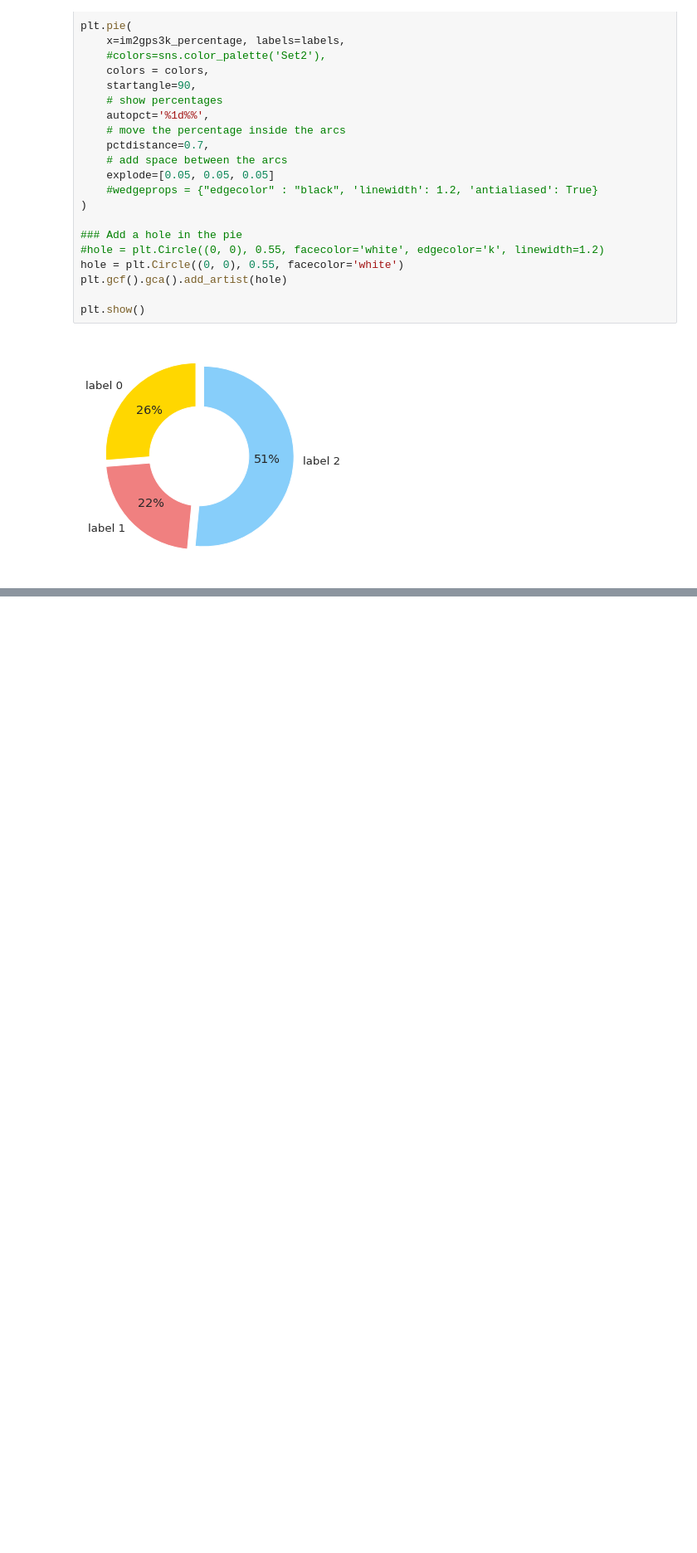
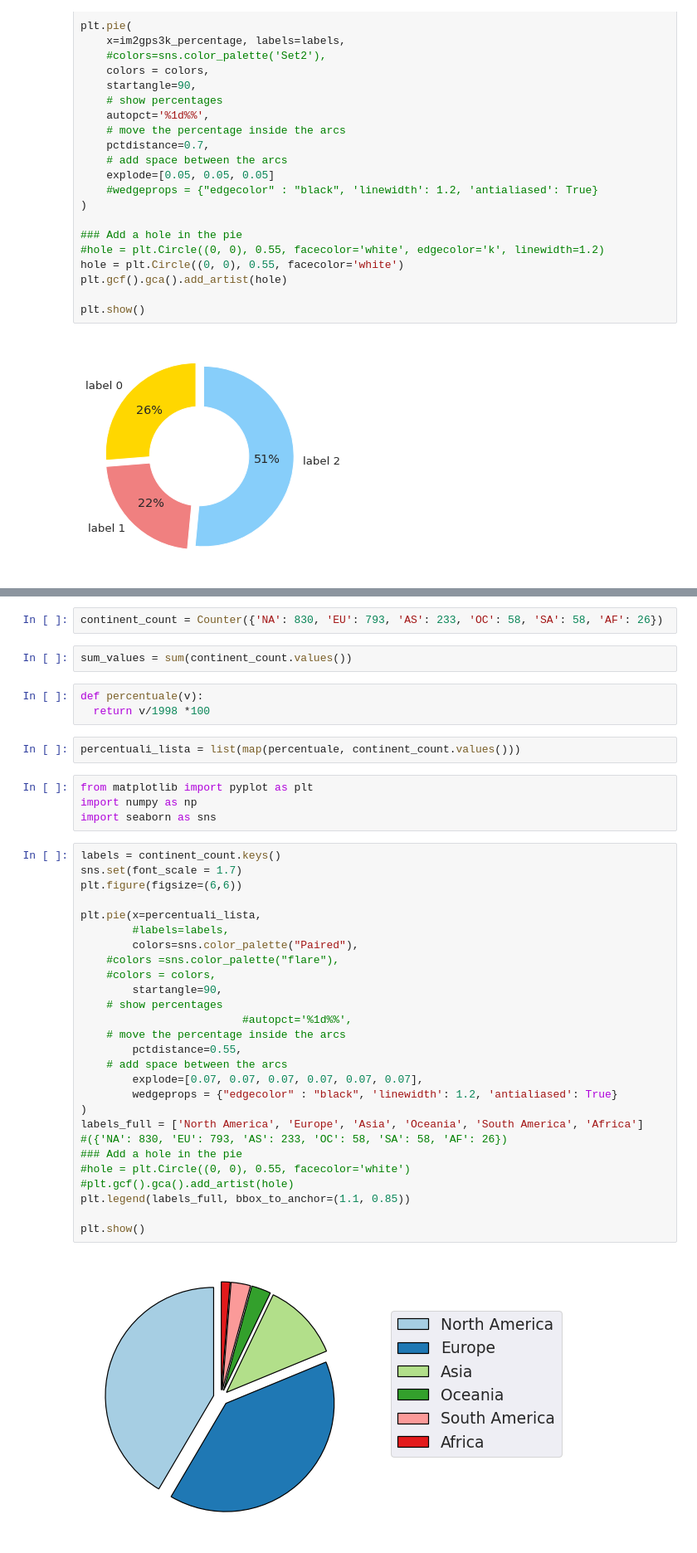
Before and after one commit to ematteli/VisionProject, a Jupyter notebook: Graphs.ipynb, the cells around one changed output, grey strips where cells are left out. Shown at 83% size. Saved outputs shown, nothing was run; the diff lists cells and outputs as text; blank space fills up the shorter version.

Commit message:
Another pie chart for the presentation

```diff
--- a/Graphs.ipynb
+++ b/Graphs.ipynb
@@ -128,0 +131,42 @@ plt.show()
+# %%
+continent_count = Counter({'NA': 830, 'EU': 793, 'AS': 233, 'OC': 58, 'SA': 58, 'AF': 26})
+# %%
+sum_values = sum(continent_count.values())
+# %%
+def percentuale(v):
+  return v/1998 *100
+# %%
+percentuali_lista = list(map(percentuale, continent_count.values()))
+# %%
+from matplotlib import pyplot as plt
+import numpy as np
+import seaborn as sns
+# %%
+labels = continent_count.keys()
+sns.set(font_scale = 1.7)
+plt.figure(figsize=(6,6))
+
+plt.pie(x=percentuali_lista,
+        #labels=labels,
+        colors=sns.color_palette("Paired"),
+    #colors =sns.color_palette("flare"),
+    #colors = colors,
+        startangle=90,
+    # show percentages
+                         #autopct='%1d%%',
+    # move the percentage inside the arcs
+        pctdistance=0.55,
+    # add space between the arcs
+        explode=[0.07, 0.07, 0.07, 0.07, 0.07, 0.07],
+        wedgeprops = {"edgecolor" : "black", 'linewidth': 1.2, 'antialiased': True}
+)
+labels_full = ['North America', 'Europe', 'Asia', 'Oceania', 'South America', 'Africa']
+#({'NA': 830, 'EU': 793, 'AS': 233, 'OC': 58, 'SA': 58, 'AF': 26})
+### Add a hole in the pie
+#hole = plt.Circle((0, 0), 0.55, facecolor='white')
+#plt.gcf().gca().add_artist(hole)
+plt.legend(labels_full, bbox_to_anchor=(1.1, 0.85))
+
+plt.show()
+# %% [output]
+[figure, added]
```
Also changed, not shown: parts of 1 cell of this notebook.
